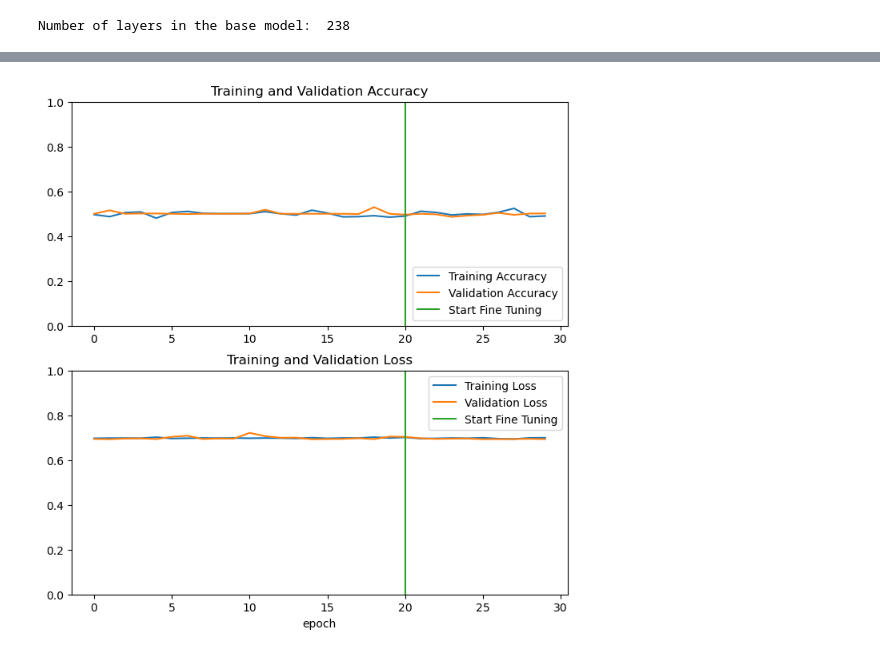
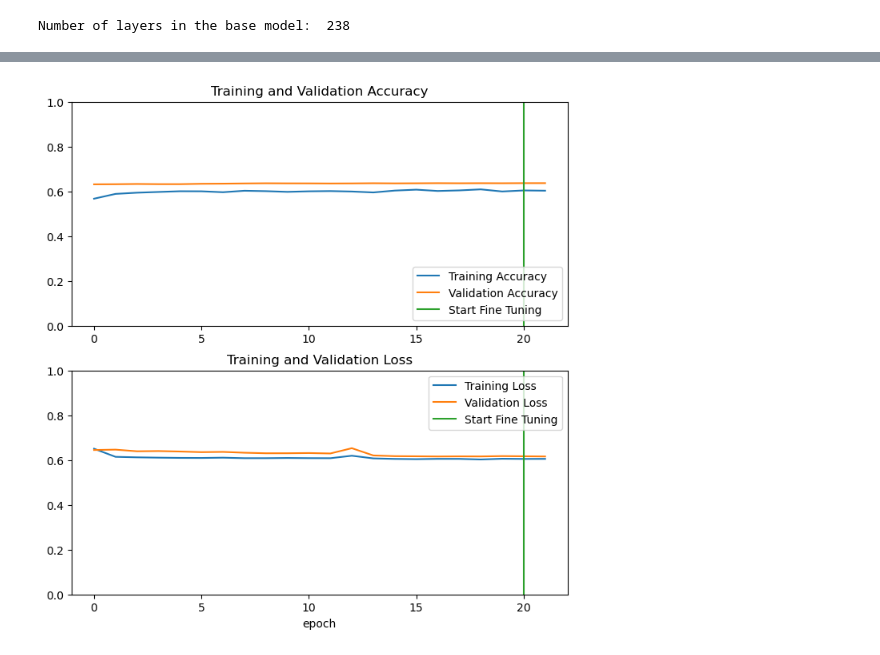
Before and after one commit to hanzeltkr/U54REC, a Jupyter notebook: image_classification/pretrain_model.ipynb, the cells around one changed output, grey strips where cells are left out. Cells and saved outputs as stored; diff of their text form; code cells hidden in the pictures.

Commit message:
Update data preparation

```diff
--- a/image_classification/pretrain_model.ipynb
+++ b/image_classification/pretrain_model.ipynb
@@ -183,16 +203,24 @@ Model: "efficientnetb0"
  Trainable params: 0 (0.00 B)
  Non-trainable params: 4,049,571 (15.45 MB)
 # %%
+# Image branch
 # Convert image tensor from 1 channel to 3 for the model
-inputs = tf.keras.Input(shape=(256, 256, 1))
-x = tf.keras.layers.Concatenate()([inputs, inputs, inputs])
+image_input = tf.keras.Input(shape=(256, 256, 1), name = 'image_input')
+x = data_augmentation(image_input)
+x = tf.keras.layers.Concatenate()([x, x, x])
 
 # Keep base model in inference mode
 x = base_model(x, training = False)
 x = layers.GlobalAveragePooling2D()(x) # (batch, H, W, C) becomes (batch, C) — a single feature vector per image
 x = layers.Dropout(0.2)(x)
-outputs = layers.Dense(1, activation="sigmoid")(x)   # add activation="sigmoid" # maps feature vectors to probability score 0-1
-model = tf.keras.Model(inputs, outputs) # wrap all layers
+
+# Metadata branch
+meta_input = tf.keras.Input(shape=(2,), name='meta_input')  # 2 headers
+m = layers.Dense(16, activation='relu')(meta_input)
+
+combined = layers.Concatenate()([x, m])
+outputs = layers.Dense(1, activation="sigmoid")(combined)   # add activation="sigmoid" # maps feature vectors to probability score 0-1
+model = tf.keras.Model(inputs = [image_input, meta_input], outputs = outputs) # wrap all layers
 # %%
 model.summary()
 # %% [output]
@@ -229,8 +254,27 @@ model.compile(
         tf.keras.metrics.AUC(curve="ROC"),
     ]
 )
+# %%
+# Early stopping callbacks
+callbacks = [
+    tf.keras.callbacks.EarlyStopping(
+        monitor='val_auc',
+        patience=3,
+        restore_best_weights=True,
+        mode='max'
+    ),
+    tf.keras.callbacks.ModelCheckpoint(
+        'best_model.keras',
+        monitor='val_auc',
+        save_best_only=True,
+        mode='max'
+    )
+]
 # %%
 initial_epochs = 20
-history = model.fit(train_ds, epochs=initial_epochs, validation_data = val_ds)
+history = model.fit(train_ds,
+                    epochs=initial_epochs,
+                    validation_data = val_ds,
+                    callbacks = callbacks)
 # %% [output]
 Epoch 1/20
@@ -361,6 +351,7 @@ total_epochs =  initial_epochs + fine_tune_epochs
 history_fine = model.fit(train_ds,
                          epochs=total_epochs,
                          initial_epoch=initial_epochs,
-                         validation_data=val_ds)
+                         validation_data=val_ds,
+                         callbacks=callbacks)
 # %% [output]
 Epoch 21/30
@@ -418,30 +406,30 @@ plt.show()
 # %%
 # Combine both for plotting
-acc = history.history['auc'] + history_fine.history['auc_1']
-val_acc = history.history['val_auc'] + history_fine.history['val_auc_1']
+acc = history.history['auc'] + history_fine.history['auc_2']
+val_acc = history.history['val_auc'] + history_fine.history['val_auc_2']
 loss = history.history['loss'] + history_fine.history['loss']
 val_loss = history.history['val_loss'] + history_fine.history['val_loss']
 
 # Plot
 plt.figure(figsize=(8, 8))
 plt.subplot(2, 1, 1)
 plt.plot(acc, label='Training Accuracy')
 plt.plot(val_acc, label='Validation Accuracy')
 plt.ylim([0, 1.0])
 plt.plot([initial_epochs,initial_epochs],
           plt.ylim(), label='Start Fine Tuning')
 plt.legend(loc='lower right')
 plt.title('Training and Validation Accuracy')
 
 plt.subplot(2, 1, 2)
 plt.plot(loss, label='Training Loss')
 plt.plot(val_loss, label='Validation Loss')
 plt.ylim([0, 1.0])
 plt.plot([initial_epochs,initial_epochs],
          plt.ylim(), label='Start Fine Tuning')
 plt.legend(loc='upper right')
 plt.title('Training and Validation Loss')
 plt.xlabel('epoch')
 plt.show()
 # %% [output]
-[figure, old version]
+[figure, new version]
```
Also changed, not shown: parts of 22 cells of this notebook.
